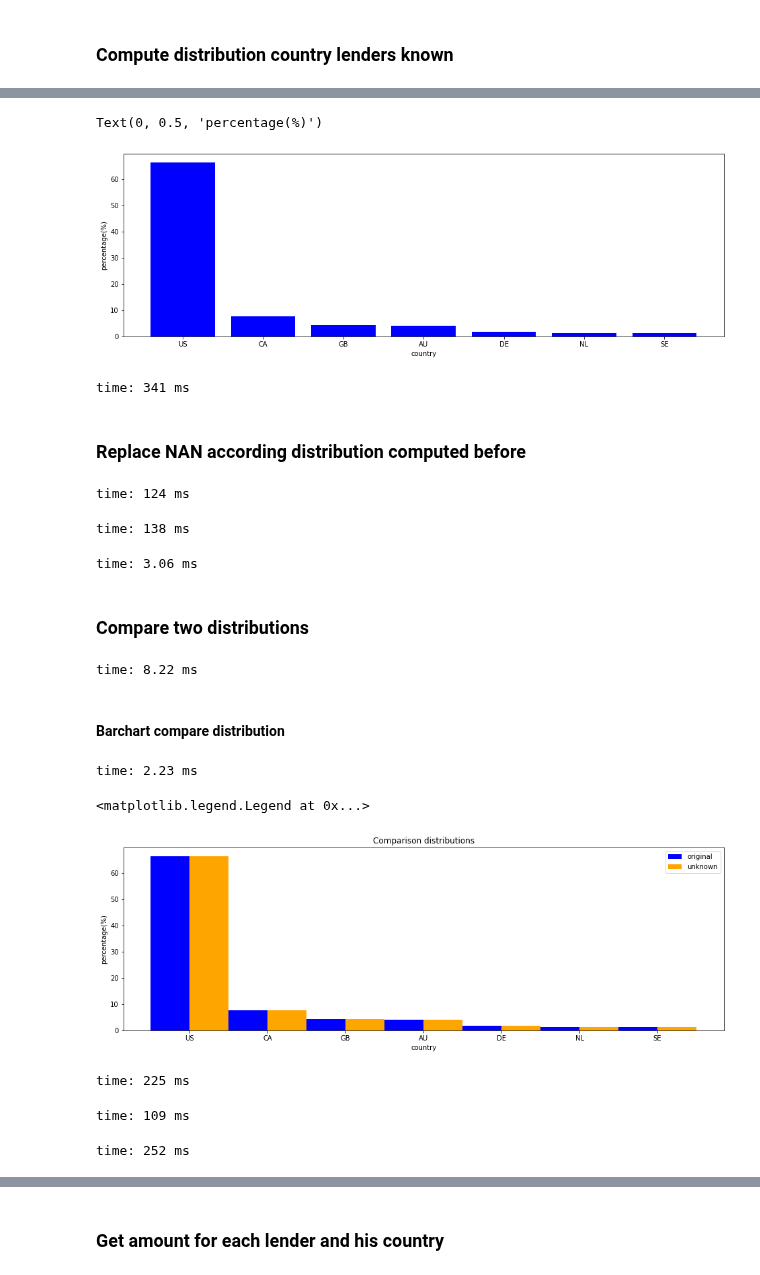
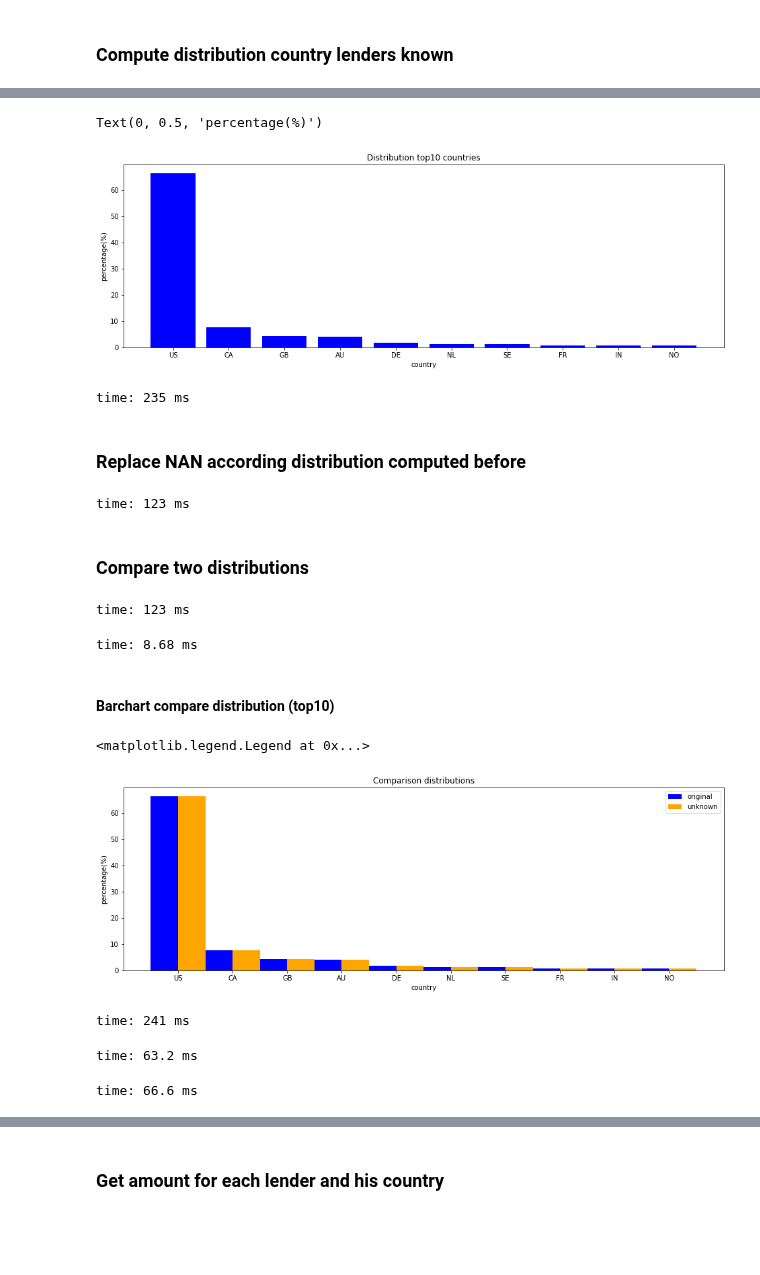
Before and after one commit to gaveter/Project_cs, a Jupyter notebook: Project.ipynb, the cells around one changed output, grey strips where cells are left out. Cells and saved outputs as stored; diff of their text form; code cells hidden in the pictures; blank space fills up the shorter version.

```diff
--- a/Project.ipynb
+++ b/Project.ipynb
@@ -752,0 +784,2 @@ time: 107 ms
+# %%
+lenders_country = lenders
@@ -777,46 +819,42 @@ time: 511 ms
 # %%
-dist_focus = lenders_country_dist[lenders_country_dist['distribution_100']>1]
+dist_focus = lenders_country_dist.head(10)
 fig = plt.figure(figsize=(16,5))
 plt.bar(dist_focus['country_code'],dist_focus['distribution_100'],color='blue')
+plt.title('Distribution top10 countries')
 plt.xlabel('country')
 plt.ylabel('percentage(%)')
 # %% [output]
 Text(0, 0.5, 'percentage(%)')
-[figure, old version]
+[figure, new version]
-time: 341 ms
+time: 235 ms
 # %% [markdown]
 ### Replace NAN according distribution computed before
 # %%
 unknown_lenders = unknown_lenders.copy()
 unknown_lenders['country_code'] = np.random.choice(dist.index, size = len(unknown_lenders), p = dist.values)
 # %% [output]
-time: 124 ms
+time: 123 ms
-# %%
-dist_nan = unknown_lenders['country_code'].value_counts(normalize=True)
-unknown_code_dist = pd.DataFrame(dist_nan).reset_index(drop=False)
-unknown_code_dist.rename(columns={'index':'country_code',
-                                     'country_code':'distribution'},inplace=True)
-# %% [output]
-time: 138 ms
-# %%
-unknown_code_dist['distribution_unknown'] = round(unknown_code_dist['distribution']*100,2)
-# %% [output]
-time: 3.06 ms
 # %% [markdown]
 ### Compare two distributions
+# %%
+dist_nan = unknown_lenders['country_code'].value_counts(normalize=True)
+unknown_code_dist = pd.DataFrame(dist_nan).reset_index(drop=False)
+unknown_code_dist.rename(columns={'index':'country_code',
+                                     'country_code':'distribution'},inplace=True)
+unknown_code_dist['distribution_unknown'] = round(unknown_code_dist['distribution']*100,2)
+# %% [output]
+time: 123 ms
 # %%
 compare_dist = pd.merge(lenders_country_dist,unknown_code_dist,how='inner',on='country_code')
 compare_dist.drop(columns=['distribution_x','distribution_y'],inplace=True)
 # %% [output]
-time: 8.22 ms
+time: 8.68 ms
 # %% [markdown]
-#### Barchart compare distribution
+#### Barchart compare distribution (top10)
-# %%
-compare_dist = compare_dist[compare_dist['distribution_100']>1]
-country = compare_dist['country_code']
-# %% [output]
-time: 2.23 ms
 # %%
+compare_dist = compare_dist.head(10)
+country = compare_dist['country_code']
+
 x = np.arange(len(compare_dist))
 fig, ax = plt.subplots(figsize=(16,5))
 bar_width = 0.5
@@ -831,13 +869,13 @@ plt.ylabel('percentage(%)')
 plt.legend()
 # %% [output]
 <matplotlib.legend.Legend at 0x...>
-[figure, old version]
+[figure, new version]
-time: 225 ms
+time: 241 ms
 # %%
 lenders_country = pd.concat([lenders_country,unknown_lenders],axis=0) #per ogni lender è adesso associato una nazione
 # %% [output]
-time: 109 ms
+time: 63.2 ms
 # %%
 lenders_country.rename(columns={'permanent_name':'lenders'},inplace=True)
 # %% [output]
-time: 252 ms
+time: 66.6 ms
```
Also changed, not shown: parts of 152 cells of this notebook.
